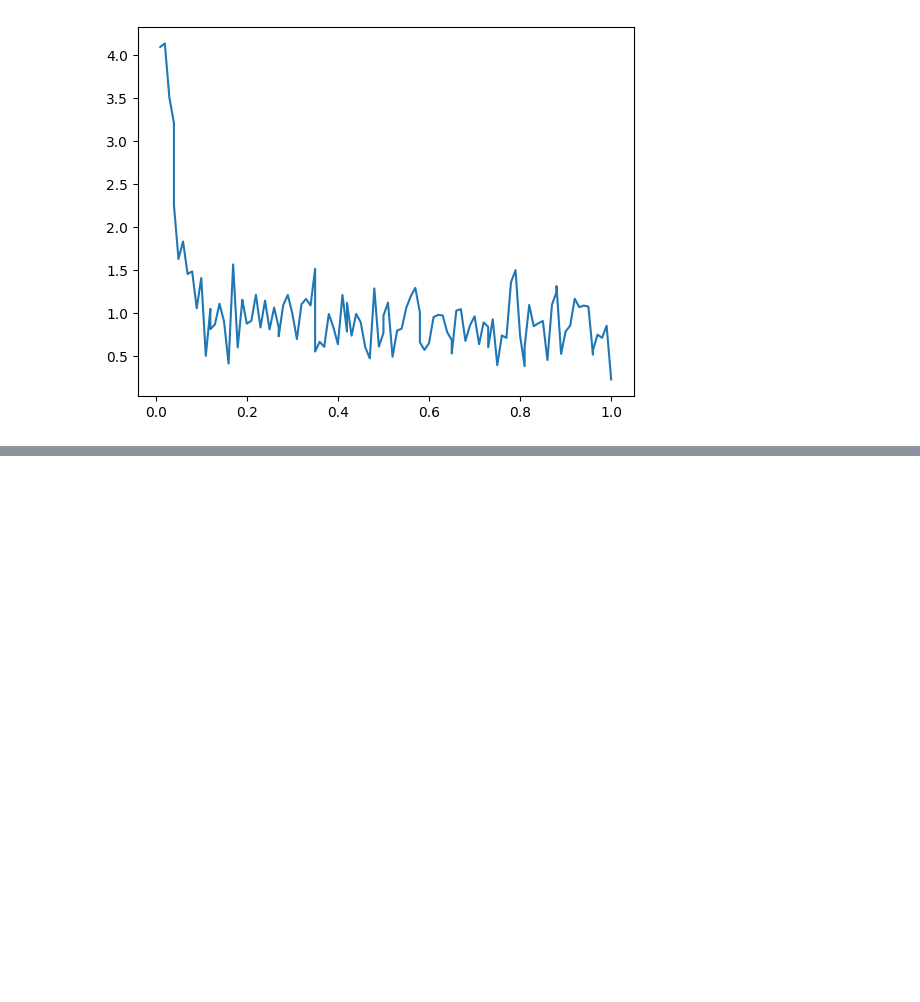
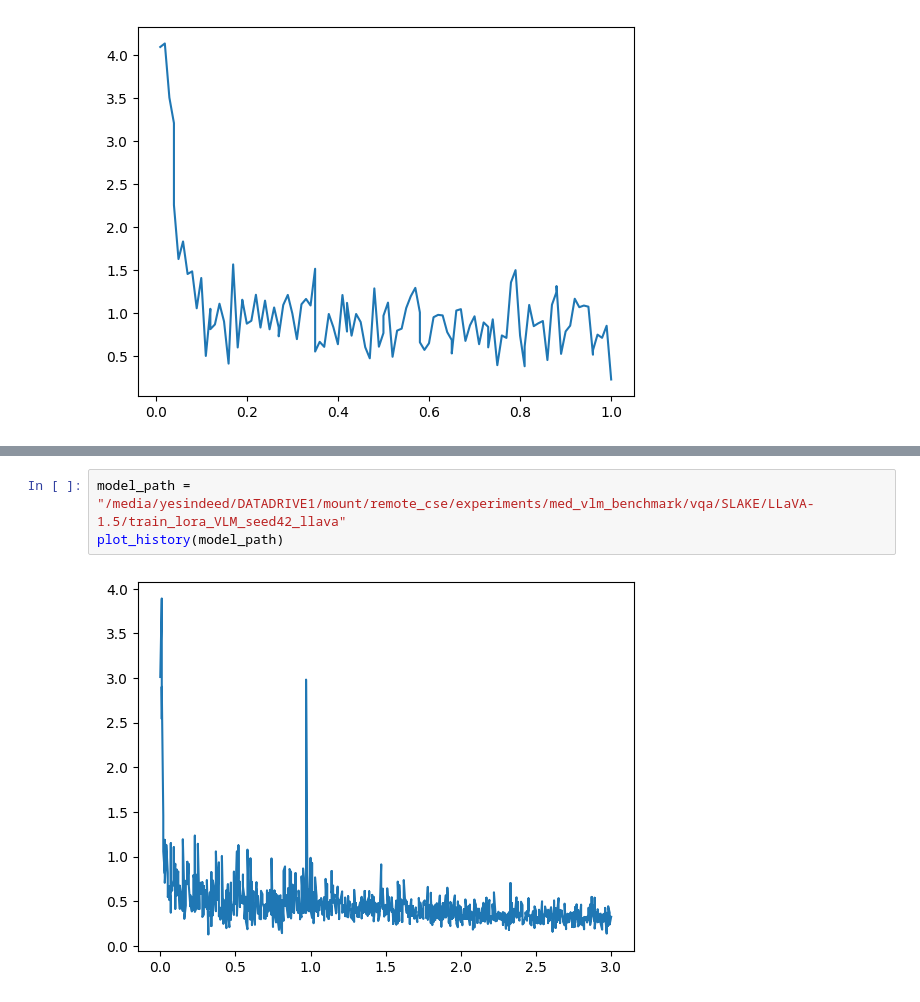
Before and after one commit to Nanboy-Ronan/MedVLMBench, a Jupyter notebook: notebooks/yuan/analyze/vis_llava_train_log.ipynb, the cells around one changed output, grey strips where cells are left out. Cells and saved outputs as stored; diff of their text form; blank space fills up the shorter version.

```diff
--- a/notebooks/yuan/analyze/vis_llava_train_log.ipynb
+++ b/notebooks/yuan/analyze/vis_llava_train_log.ipynb
@@ -51,0 +58,5 @@ plot_history(model_path)
+# %%
+model_path = "/media/yesindeed/DATADRIVE1/mount/remote_cse/experiments/med_vlm_benchmark/vqa/SLAKE/LLaVA-1.5/train_lora_VLM_seed42_llava"
+plot_history(model_path)
+# %% [output]
+[figure, added]
```
Also changed, not shown: parts of 3 cells of this notebook, 35 other files.
